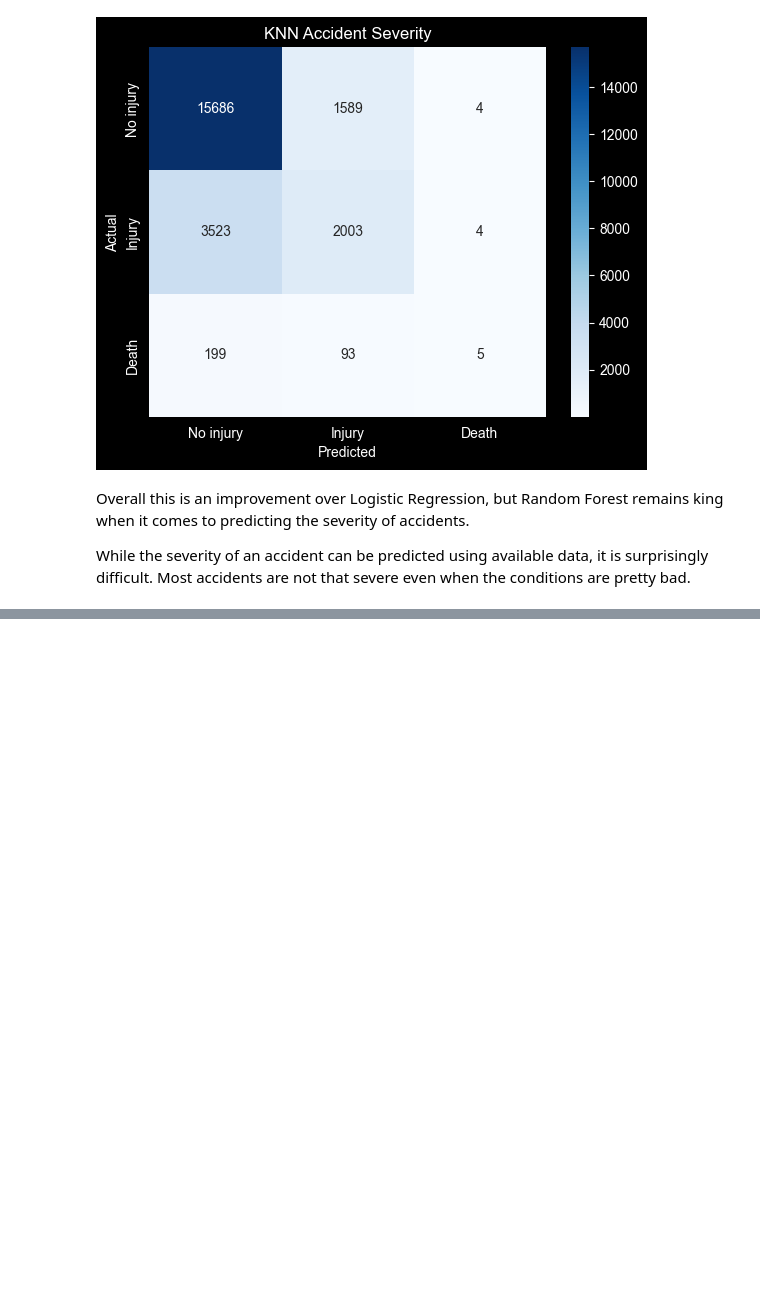
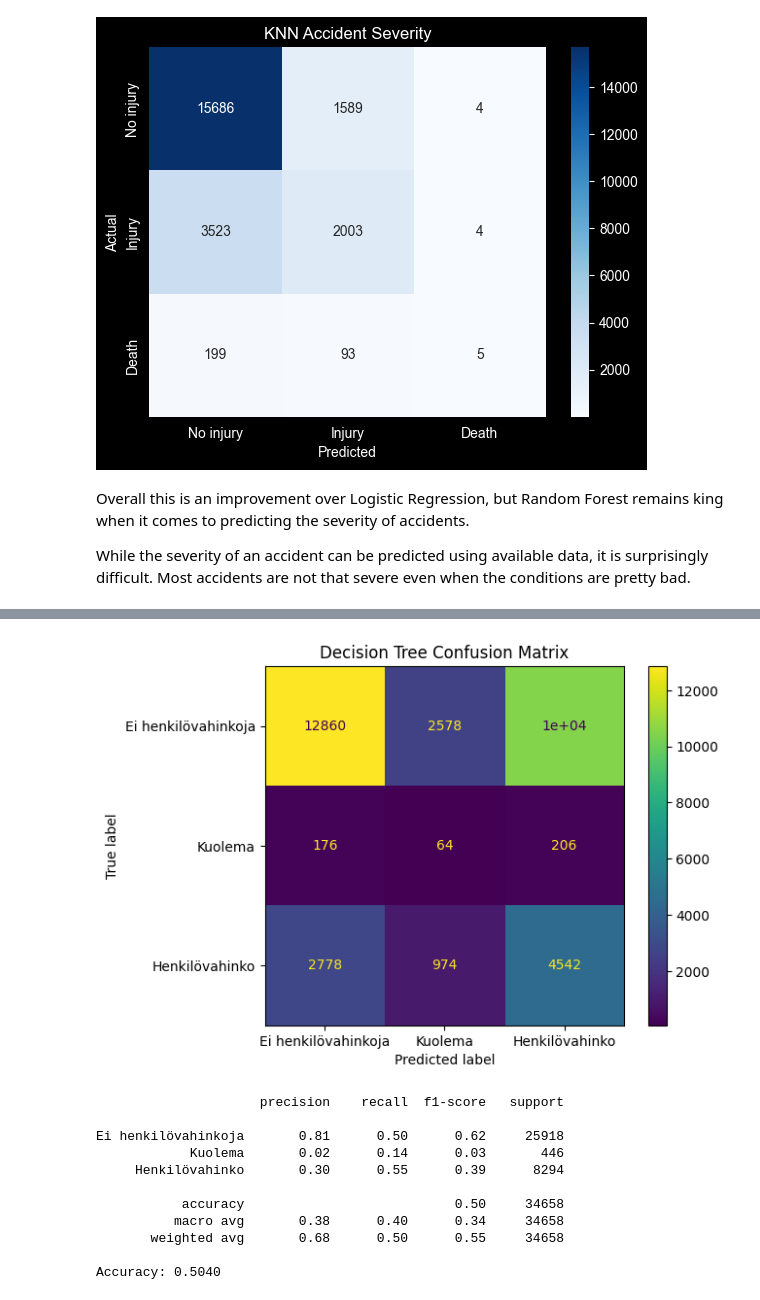
Before and after one commit to nealukumies/dml-project, a Jupyter notebook: traffic_accident_analysis.ipynb, the cells around one changed output, grey strips where cells are left out. Saved outputs shown, nothing was run; the diff lists cells and outputs as text; code cells hidden in the pictures; blank space fills up the shorter version.

```diff
--- a/traffic_accident_analysis.ipynb
+++ b/traffic_accident_analysis.ipynb
@@ -794,0 +1163,25 @@ While the severity of an accident can be predicted using available data, it is s
+# %%
+y_pred = final_forest_model_SMOTE.predict(X_test_transformed)
+cm = confusion_matrix(y_test, y_pred)
+
+cmd = ConfusionMatrixDisplay(confusion_matrix=cm, display_labels=['Ei henkilövahinkoja', 'Kuolema', 'Henkilövahinko'])
+cmd.plot()
+plt.title('Decision Tree Confusion Matrix')
+plt.show()
+
+forest_report = classification_report(y_test, y_pred, target_names=['Ei henkilövahinkoja', 'Kuolema', 'Henkilövahinko'])
+print(forest_report)
+print(f"Accuracy: {final_forest_model_SMOTE.score(X_test_transformed, y_test):.4f}")
+# %% [output]
+[figure, added]
+                     precision    recall  f1-score   support
+
+Ei henkilövahinkoja       0.81      0.50      0.62     25918
+            Kuolema       0.02      0.14      0.03       446
+     Henkilövahinko       0.30      0.55      0.39      8294
+
+           accuracy                           0.50     34658
+          macro avg       0.38      0.40      0.34     34658
+       weighted avg       0.68      0.50      0.55     34658
+
+Accuracy: 0.5040
```
Also changed, not shown: parts of 29 cells of this notebook.
